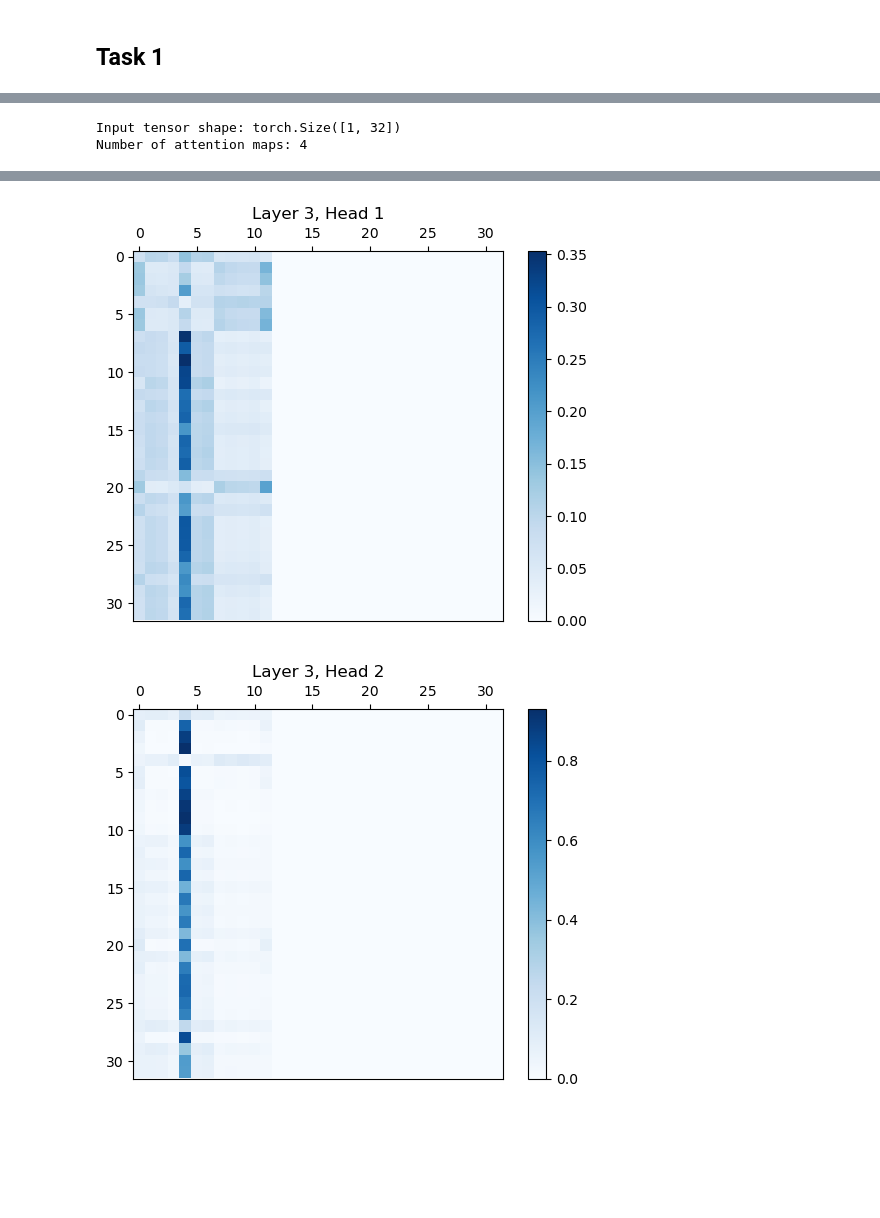
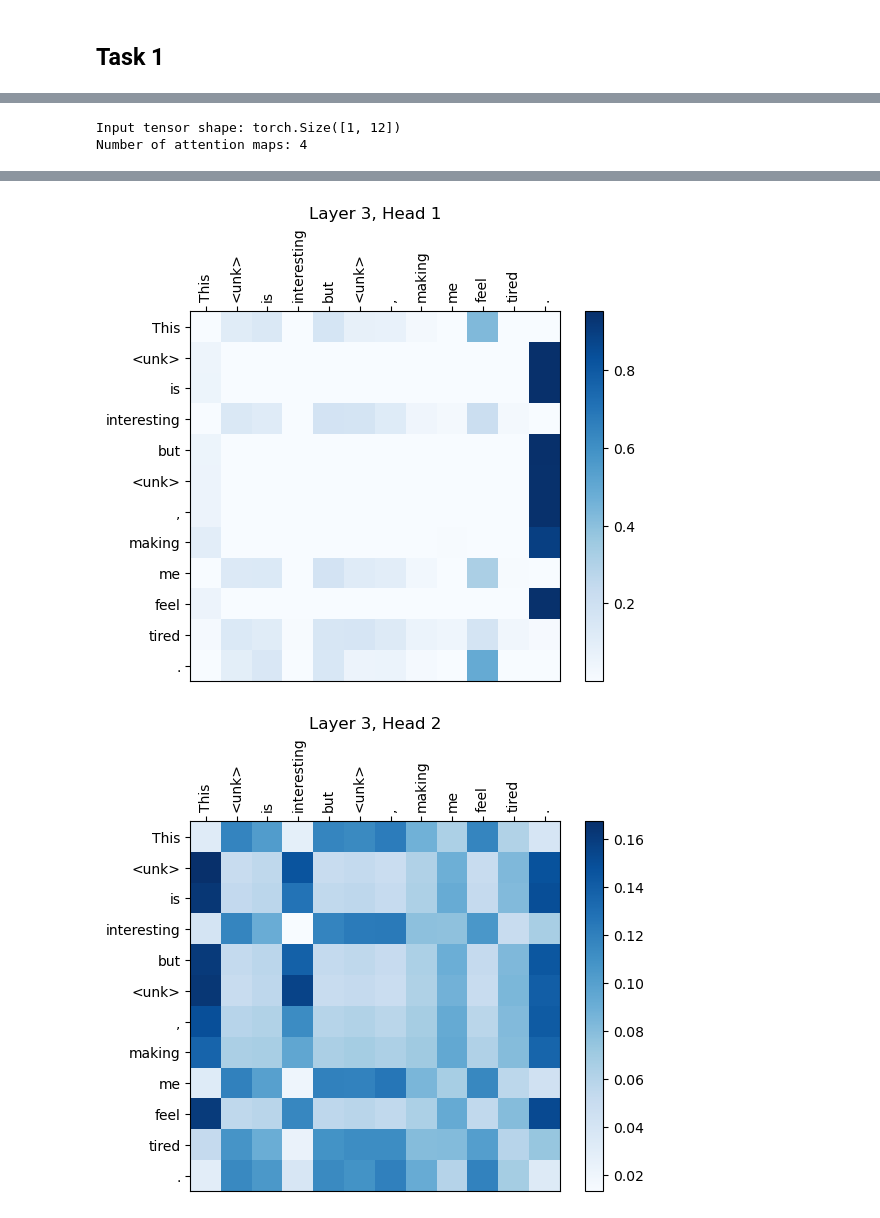
Before and after one commit to HZEmpire/CSE256_PA2_code, a Jupyter notebook: test.ipynb, the cells around one changed output, grey strips where cells are left out. Saved outputs shown, nothing was run; the diff lists cells and outputs as text; code cells hidden in the pictures; blank space fills up the shorter version.

```diff
--- a/test.ipynb
+++ b/test.ipynb
@@ -870,36 +875,62 @@ Epoch [15/15], Loss: 0.0402, Train Accuracy: 99.04%, Test Accuracy: 87.87%
 # %%
-
 import matplotlib.pyplot as plt
 import torch
 
 class Utilities:
-    def __init__(self, tokenizer, model):
+    def __init__(self, tokenizer, model, model_type='encoder'):
         self.tokenizer = tokenizer
         self.model = model
+        self.model_type = model_type  # 'encoder' or 'decoder'
 
     def sanity_check(self, sentence, block_size):
         # Encode the sentence using the tokenizer
         wordids = self.tokenizer.encode(sentence)
+        seq_len = min(len(wordids), block_size)
 
-        # Prepare the padded input for the model
+        # Prepare the input tensor for the model
         padded_sentence = wordids[:block_size] + [0] * (block_size - len(wordids))
         input_tensor = torch.tensor(padded_sentence, dtype=torch.long).unsqueeze(0)
+        input_tensor = input_tensor[:, :seq_len]  # Truncate input_tensor to seq_len
 
         # Move the input tensor to the same device as the model
         device = next(self.model.parameters()).device
         input_tensor = input_tensor.to(device)
 
-        # Create attention mask
-        attention_mask = (input_tensor != 0).float().to(device)
+        # Create attention mask based on model_type
+        if self.model_type == 'encoder':
+            # For encoder, create padding mask (True where input is padding)
+            attention_mask = (input_tensor == 0).bool()
+        elif self.model_type == 'decoder':
+            # For decoder, create combined causal mask and padding mask
+            # Padding mask
+            padding_mask = (input_tensor == 0).bool()  # Shape: (batch_size, seq_len)
+            # Causal mask
+            causal_mask = torch.triu(torch.ones(seq_len, seq_len, device=device), diagonal=1).bool()
+            causal_mask = causal_mask.unsqueeze(0)  # Shape: (1, seq_len, seq_len)
+            # Combine masks
+            attention_mask = causal_mask
+            if padding_mask.any():
+                # Adjust padding mask shape
+                padding_mask = padding_mask.unsqueeze(1).expand(-1, seq_len, -1)  # Shape: (batch_size, seq_len, seq_len)
+                attention_mask = attention_mask | padding_mask
+        else:
+            raise ValueError("Invalid model_type. Choose 'encoder' or 'decoder'.")
+
+        attention_mask = attention_mask.to(device)
 
         # Display input tensor shape
         print("Input tensor shape:", input_tensor.shape)
 
-        # Process the input tensor through the encoder model with attention mask
-        _, attn_maps = self.model(input_tensor, mask=attention_mask)
+        # Process the input tensor through the model with attention mask
+        with torch.no_grad():
+            _, attn_maps = self.model(input_tensor, mask=attention_mask)
 
         # Display the number of attention maps (number of layers)
         print("Number of attention maps:", len(attn_maps))
+
+        # Get token texts for visualization
+        token_ids = input_tensor[0].cpu().numpy()
+        token_texts = [self.tokenizer.decode([tid]) for tid in token_ids]
 
         # Visualize and save the attention maps
         for j, attn_map in enumerate(attn_maps):
@@ -925,6 +956,8 @@ class Utilities:
                 ax.xaxis.tick_top()
                 fig.colorbar(cax, ax=ax)
                 plt.title(f"Layer {j + 1}, Head {h + 1}")
+                plt.xticks(range(seq_len), token_texts, rotation=90)
+                plt.yticks(range(seq_len), token_texts)
 
                 # Save the plot
                 plt.savefig(f"attention_map_layer{j + 1}_head{h + 1}.png")
@@ -937,5 +970,5 @@ utilities = Utilities(tokenizer, encoder)
 sentence = "This assignment is interesting but time-consuming, making me feel tired."
 utilities.sanity_check(sentence, block_size)
 # %% [output]
-Input tensor shape: torch.Size([1, 32])
+Input tensor shape: torch.Size([1, 12])
 Number of attention maps: 4
@@ -946,2 +979,2 @@ Number of attention maps: 4
-[figure, old version]
+[figure, new version]
-[figure, old version]
+[figure, new version]
```
Also changed, not shown: parts of 4 cells of this notebook, 3 other files.
